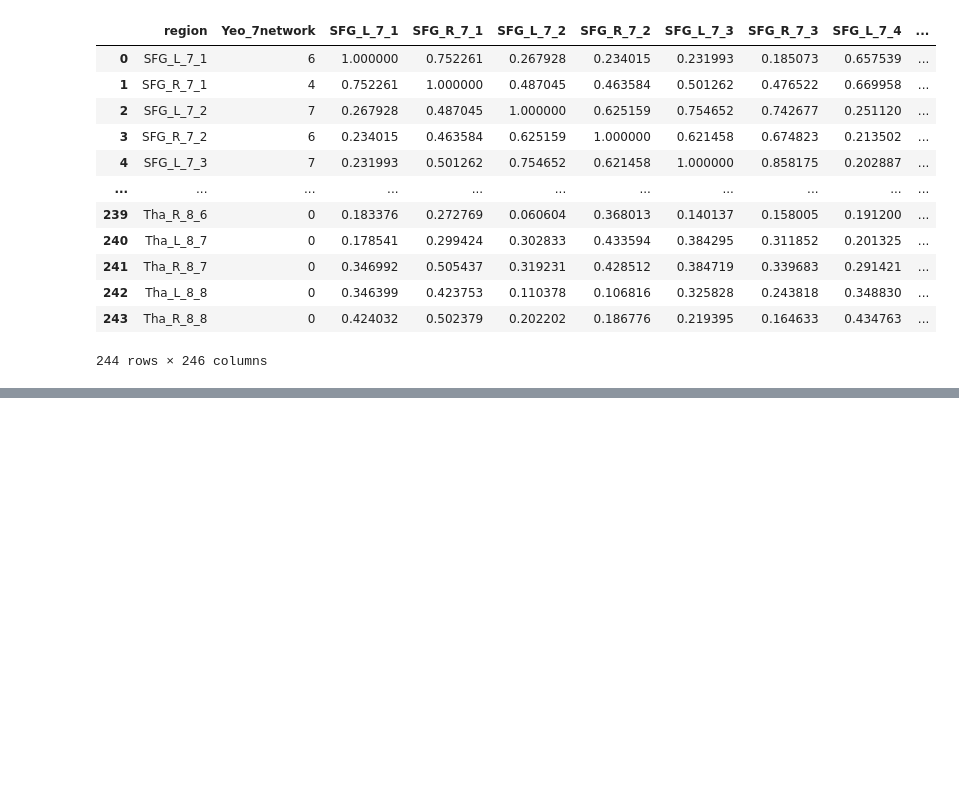
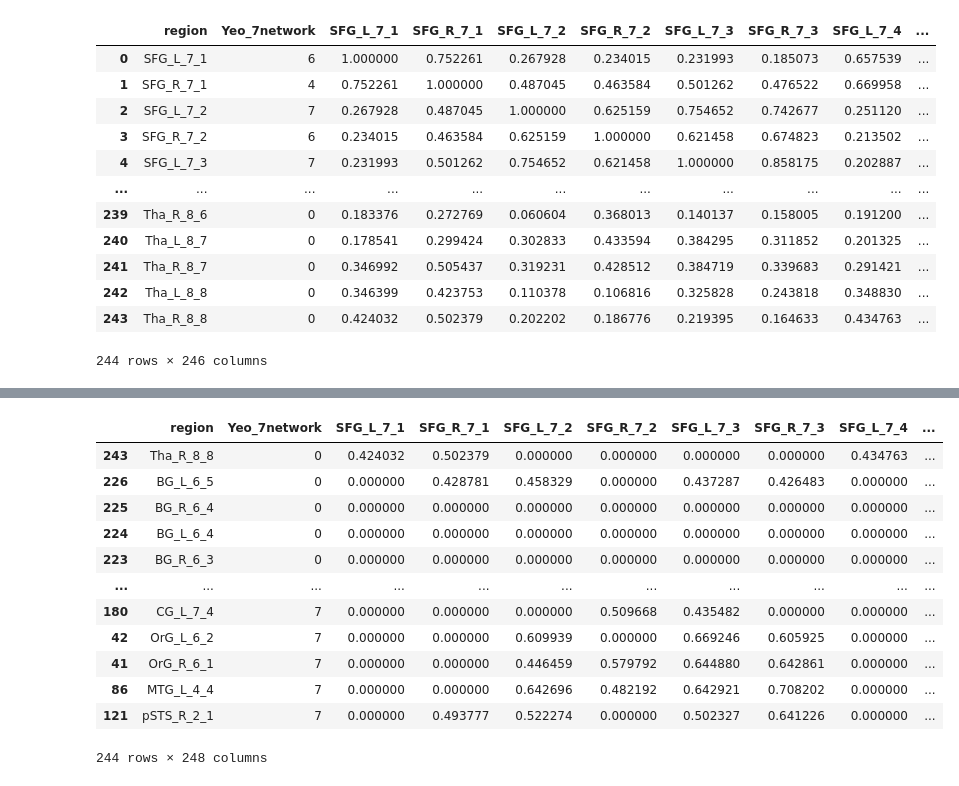
Before and after one commit to NeuroConnV-UCSF/connectiviz, a Jupyter notebook: main_JP.ipynb, the cells around one changed output, grey strips where cells are left out. Drawn from its saved outputs; the diff is of its cells as text; code cells hidden in the pictures; blank space fills up the shorter version.

```diff
--- a/main_JP.ipynb
+++ b/main_JP.ipynb
@@ -540,0 +97,19 @@ fig.savefig("/Users/jpillai/Documents/group_sectors.png")
+# %%
+#Based on a selected threshold, keep the values above or equal to the threshold
+threshold = 0.4
+thresholded_rois_roi_cor_coef_df = threshold_dataframe(rois_roi_cor_coef_df, threshold)
+thresholded_rois_roi_cor_coef_df
+# %% [output]
+|  | region | Yeo_7network | SFG_L_7_1 | SFG_R_7_1 | SFG_L_7_2 | SFG_R_7_2 | SFG_L_7_3 | SFG_R_7_3 | SFG_L_7_4 | ... |
+| 243 | Tha_R_8_8 | 0 | 0.424032 | 0.502379 | 0.000000 | 0.000000 | 0.000000 | 0.000000 | 0.434763 | ... |
+| 226 | BG_L_6_5 | 0 | 0.000000 | 0.428781 | 0.458329 | 0.000000 | 0.437287 | 0.426483 | 0.000000 | ... |
+| 225 | BG_R_6_4 | 0 | 0.000000 | 0.000000 | 0.000000 | 0.000000 | 0.000000 | 0.000000 | 0.000000 | ... |
+| 224 | BG_L_6_4 | 0 | 0.000000 | 0.000000 | 0.000000 | 0.000000 | 0.000000 | 0.000000 | 0.000000 | ... |
+| 223 | BG_R_6_3 | 0 | 0.000000 | 0.000000 | 0.000000 | 0.000000 | 0.000000 | 0.000000 | 0.000000 | ... |
+| ... | ... | ... | ... | ... | ... | ... | ... | ... | ... | ... |
+| 180 | CG_L_7_4 | 7 | 0.000000 | 0.000000 | 0.000000 | 0.509668 | 0.435482 | 0.000000 | 0.000000 | ... |
+| 42 | OrG_L_6_2 | 7 | 0.000000 | 0.000000 | 0.609939 | 0.000000 | 0.669246 | 0.605925 | 0.000000 | ... |
+| 41 | OrG_R_6_1 | 7 | 0.000000 | 0.000000 | 0.446459 | 0.579792 | 0.644880 | 0.642861 | 0.000000 | ... |
+| 86 | MTG_L_4_4 | 7 | 0.000000 | 0.000000 | 0.642696 | 0.482192 | 0.642921 | 0.708202 | 0.000000 | ... |
+| 121 | pSTS_R_2_1 | 7 | 0.000000 | 0.493777 | 0.522274 | 0.000000 | 0.502327 | 0.641226 | 0.000000 | ... |
+244 rows × 248 columns
```
Also changed, not shown: parts of 51 cells of this notebook.
